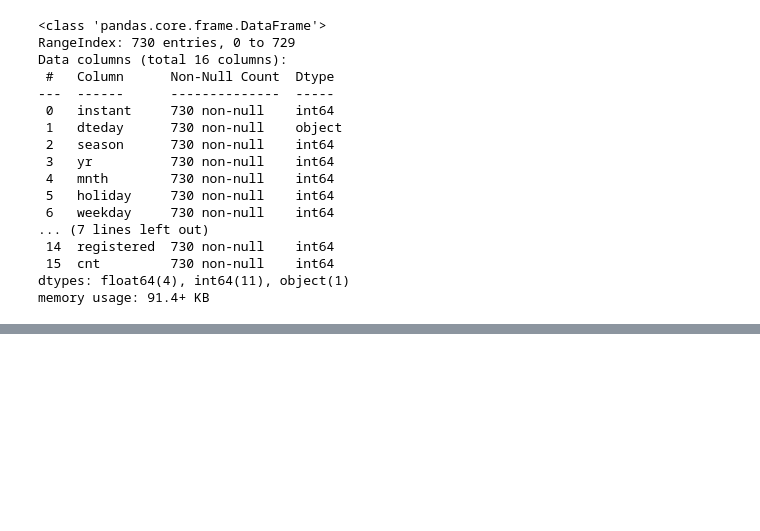
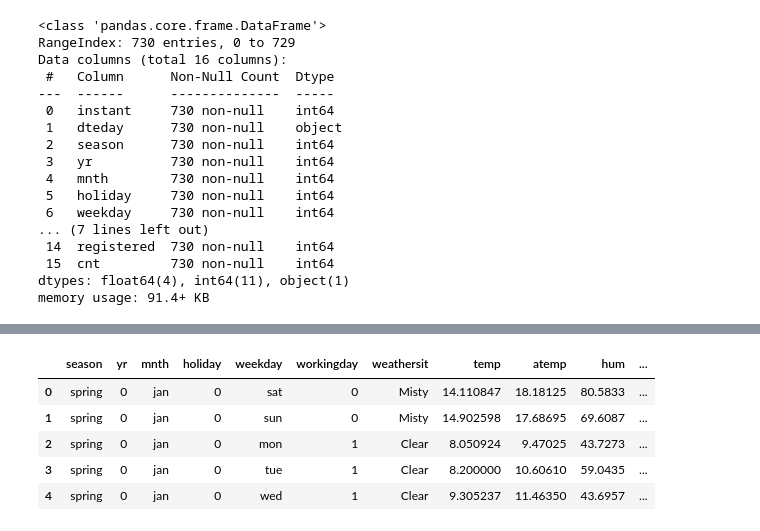
Before and after one commit to kc11381/BikeSharingCaseStudy, a Jupyter notebook: bike_sharing_predictors_analysis.ipynb, the cells around one changed output, grey strips where cells are left out. Cells and saved outputs as stored; diff of their text form; code cells hidden in the pictures; blank space fills up the shorter version.

```diff
--- a/bike_sharing_predictors_analysis.ipynb
+++ b/bike_sharing_predictors_analysis.ipynb
@@ -64,0 +100,9 @@ day_df.describe()
+# %%
+day_df.head()
+# %% [output]
+|  | season | yr | mnth | holiday | weekday | workingday | weathersit | temp | atemp | hum | ... |
+| 0 | spring | 0 | jan | 0 | sat | 0 | Misty | 14.110847 | 18.18125 | 80.5833 | ... |
+| 1 | spring | 0 | jan | 0 | sun | 0 | Misty | 14.902598 | 17.68695 | 69.6087 | ... |
+| 2 | spring | 0 | jan | 0 | mon | 1 | Clear | 8.050924 | 9.47025 | 43.7273 | ... |
+| 3 | spring | 0 | jan | 0 | tue | 1 | Clear | 8.200000 | 10.60610 | 59.0435 | ... |
+| 4 | spring | 0 | jan | 0 | wed | 1 | Clear | 9.305237 | 11.46350 | 43.6957 | ... |
```
Also changed, not shown: parts of 11 cells of this notebook.
